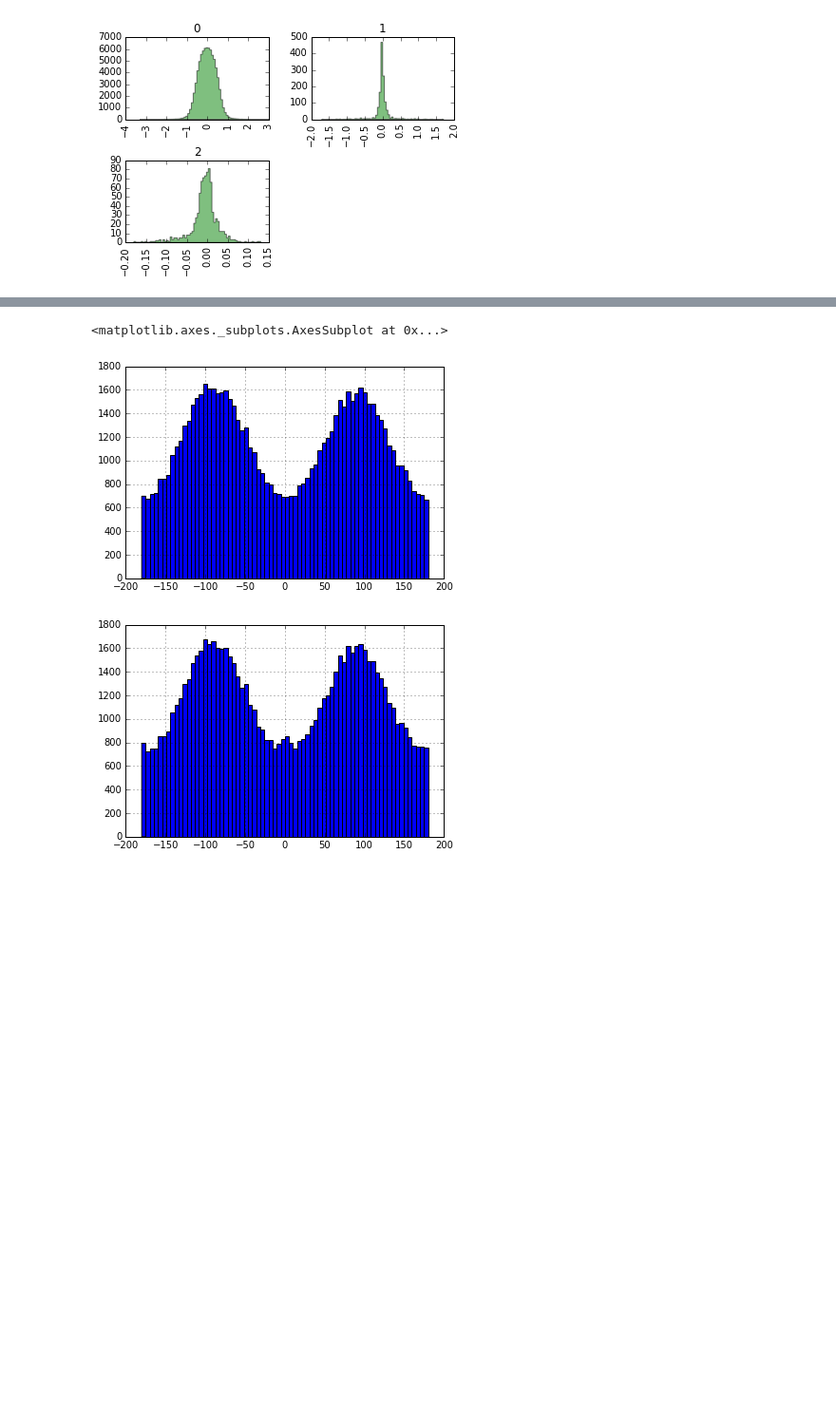
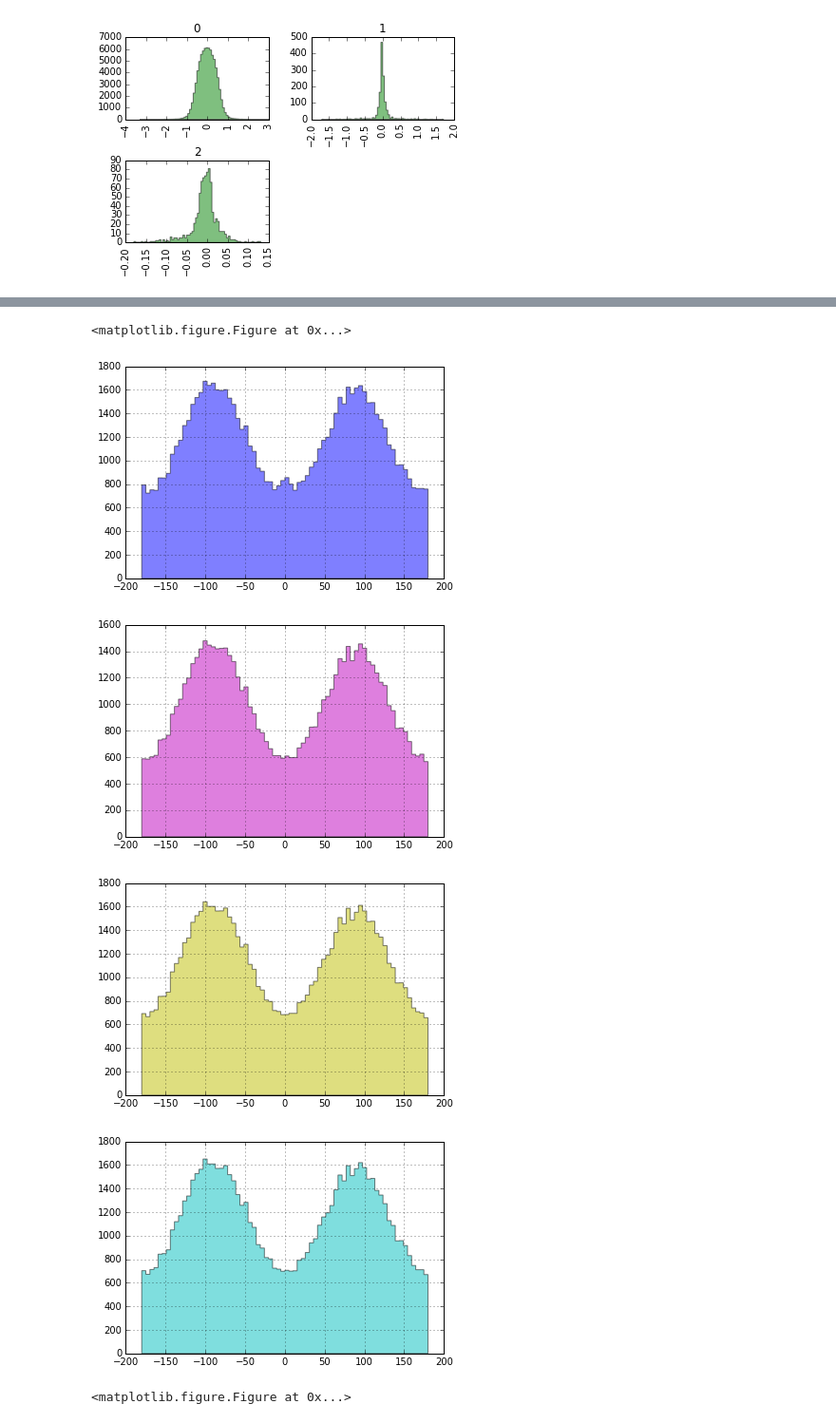
Before and after one commit to smaldera/ixpeTO, a Jupyter notebook: jupynb/test_ixpe_phibump.ipynb, the cells around one changed output, grey strips where cells are left out. Shown: that part at 95% size. Cells and saved outputs as stored; diff of their text form; code cells hidden in the pictures; blank space fills up the shorter version.

Commit message:
FINAL VERSION: jupynb/test_ixpe_phibump.ipynb

```diff
--- a/jupynb/test_ixpe_phibump.ipynb
+++ b/jupynb/test_ixpe_phibump.ipynb
@@ -27,0 +37,6 @@ WARNING: UnitsWarning: 'adc_counts' did not parse as fits unit: At col 0, Unit '
+# %%
+# TEST BIN SU PHI2
+phibins = [-180., -140., -25., 25., 140., 180.]
+df['phibin'] = pd.cut(df.TRK_PHI2, phibins, labels=False)
+df.hist('TRK_PHI2', bins=70, histtype='stepfilled', alpha=0.5)
+df.hist('TRK_PHI2', by='phibin', bins=70, histtype='stepfilled', alpha=0.5)
@@ -168,0 +172,8 @@ ERROR:root:Line magic function `%df.hist` not found.
+# %%
+skewbins = [-5.,-0.05, 0.05, 5] #TODO: anziche' -5 e +5, mettere min_skew e max_skew
+df['skewbin'] = pd.cut(df.TRK_SKEW, skewbins, labels=False)
+df.hist('TRK_SKEW', bins=100, histtype='stepfilled', alpha=0.5, color='g') #, log=True)
+#df.hist('TRK_SKEW', by='skewbin', bins=30, xrot=-45., histtype='stepfilled', alpha=0.5, color='g') #, log=True)
+df.hist('TRK_PHI2', grid=True, by='skewbin', bins=70, histtype='stepfilled', alpha=0.5)
+df.hist('TRK_PI', grid=True, by='skewbin', bins=70, xrot=-45., log=True, histtype='stepfilled', alpha=0.5, color='r')
+#df.hist('eventID', by='skewbin', bins=81)
@@ -168,0 +193,6 @@ ERROR:root:Line magic function `%df.hist` not found.
+# %%
+skewbins2 = [-5.,-0.07, 0.07, 5] #TODO: anziche' -5 e +5, mettere min_skew e max_skew
+df['skewbin2'] = pd.cut(df.TRK_SKEW, skewbins2, labels=False)
+#df.hist('TRK_SKEW', by='skewbin2', bins=30, xrot=-45., histtype='stepfilled', alpha=0.5, color='g') #, log=True)
+df.hist('TRK_PI', grid=True, by='skewbin2', bins=70, xrot=-45., log=True, histtype='stepfilled', alpha=0.5, color='r')
+#df.hist('eventID', by='skewbin', bins=81)
@@ -169,12 +211,31 @@ ERROR:root:Line magic function `%df.hist` not found.
 # %%
 #FINAL RESULTS: MERGE TRK_SKEW AND TRK_PI CUTS
-index1 = np.where((df['TRK_SKEW']<-0.05)&(df['TRK_SKEW']>0.05))[0]
-index2 = np.where(df['TRK_PI']<15000)[0]
+index1 = np.where((df['TRK_SKEW']<-0.07)|(df['TRK_SKEW']>0.07))[0]
+
+#index1 = np.where((df['TRK_SKEW']<-0.07)&(df['TRK_SKEW']>0.07)[0]
+
+index2 = np.where(df['TRK_PI']<8000)[0]
 ind_tot = np.union1d(index1, index2)
-df['TRK_PHI2'][ind_tot].hist(bins=70)
+
+#NO CUT (BLUE)
+df['TRK_PHI2'].hist(bins=70, histtype='stepfilled', alpha=0.5)
 plt.figure()
-df['TRK_PHI2'].hist(bins=70)
+
+#SKEWNESS CUT (MAGENTA)
+df['TRK_PHI2'][index1].hist(bins=70, histtype='stepfilled', alpha=0.5, color='m')
+plt.figure()
+
+#PI CUT (YELLOW)
+df['TRK_PHI2'][index2].hist(bins=70, histtype='stepfilled', alpha=0.5, color='y')
+plt.figure()
+
+#SKEWNESS + PI CUTS (CYAN)
+df['TRK_PHI2'][ind_tot].hist(bins=70, histtype='stepfilled', alpha=0.5, color='c')
+plt.figure()
 # %% [output]
-<matplotlib.axes._subplots.AxesSubplot at 0x...>
+<matplotlib.figure.Figure at 0x...>
-[figure, old version]
+[figure, new version]
-[figure, old version]
+[figure, new version]
+[figure, added]
+[figure, added]
+<matplotlib.figure.Figure at 0x...>
```
Also changed, not shown: parts of 17 cells of this notebook.
